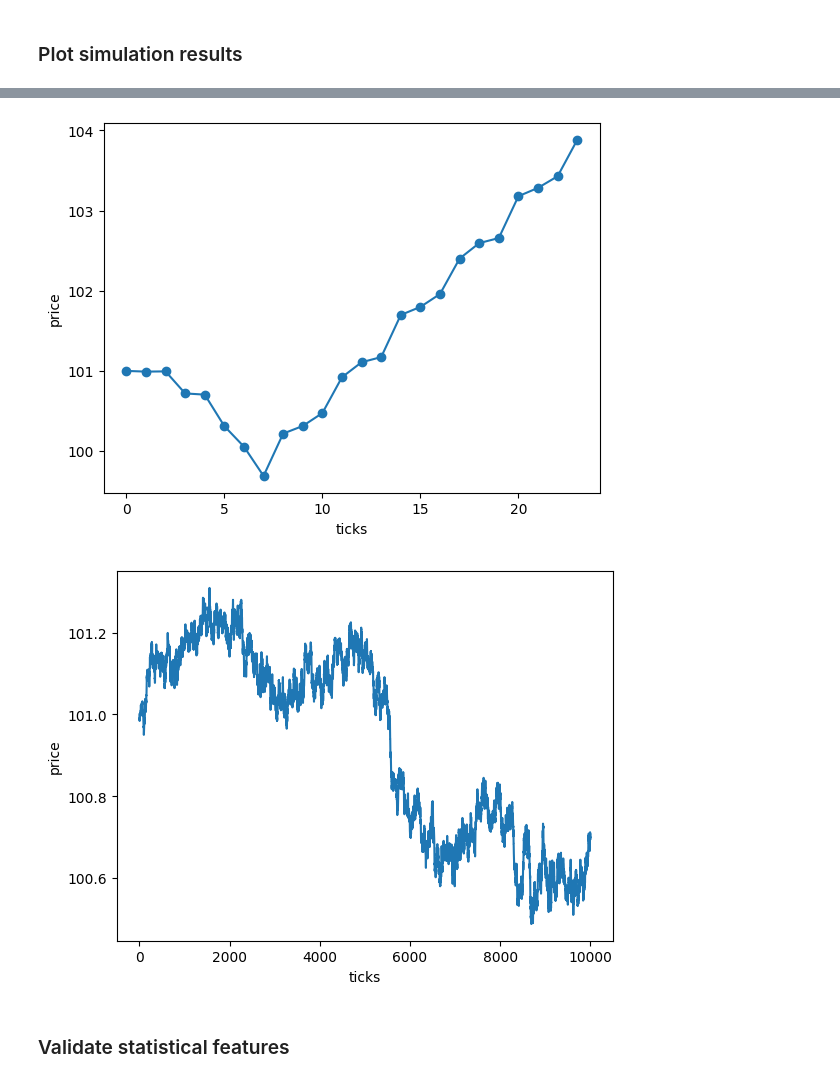
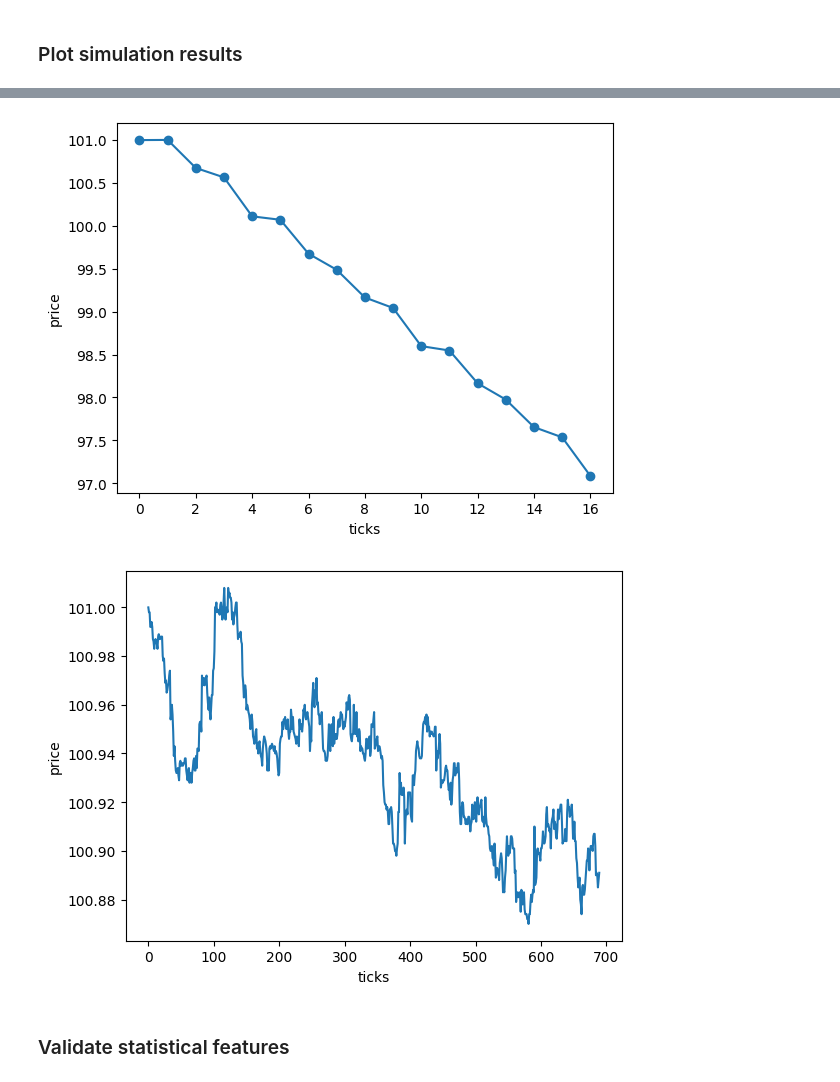
Before and after one commit to Naradice/stocknet_study, a Jupyter notebook: FeatureEngineering/AgentSimulation.ipynb, the cells around one changed output, grey strips where cells are left out. Drawn from its saved outputs; the diff is of its cells as text; code cells hidden in the pictures.

Commit message:
fixed initial value

```diff
--- a/FeatureEngineering/AgentSimulation.ipynb
+++ b/FeatureEngineering/AgentSimulation.ipynb
@@ -59,11 +59,13 @@ class DeterministicDealerModelV1:
         return self.agent_df.price
 
     def contruct(self):
-        bought_agent_id = self.agent_df.price.idxmax()
-        ask_order_price = self.agent_df.price[bought_agent_id]
+        ask_agents = self.agent_df.loc[self.agent_df.position == 1]
+        bought_agent_id = ask_agents.price.idxmax()
+        ask_order_price = ask_agents.price[bought_agent_id]
 
-        sold_agent_id = self.agent_df.price.idxmin()
-        bid_order_price = self.agent_df.price[sold_agent_id] + self.spread
+        bid_agents = self.agent_df.loc[self.agent_df.position == -1]
+        sold_agent_id = bid_agents.price.idxmin()
+        bid_order_price = bid_agents.price[sold_agent_id] + self.spread
 
         if ask_order_price >= bid_order_price:
             # print("---contructed!!---")
@@ -81,12 +83,13 @@ class DeterministicDealerModelV1:
         tick_times = [self.tick_time]
         for tick in range(ticks_num):
             self.tick_time += self.tick_time_unit
-            self.advance_order_price()
             price = self.contruct()
             if price is not None:
                 # print(self.tick_time)
                 price_history.append(price)
                 tick_times.append(self.tick_time)
+            else:
+                self.advance_order_price()
         price_hist_df = pd.DataFrame(price_history, columns=["price"])
         return price_hist_df, tick_times
 # %% [markdown]
@@ -106,21 +109,21 @@ plt.show()
 # %%
-model = DeterministicDealerModelV1(3, initial_positions=[1, -1, -11])
+model = DeterministicDealerModelV1(3, initial_positions=[1, -1, -1])
 prices, ticks = model.simulate(1000)
 plt.plot(prices, marker="o")
 plt.xlabel("ticks")
 plt.ylabel("price")
 plt.show()
 # %% [output]
-[figure, old version]
+[figure, new version]
 # %%
 model = DeterministicDealerModelV1(300)
-prices, ticks = model.simulate(10000)
+prices, ticks = model.simulate(1000)
 plt.plot(prices)
 plt.xlabel("ticks")
 plt.ylabel("price")
 plt.show()
 # %% [output]
-[figure, old version]
+[figure, new version]
 # %% [markdown]
 ### Validate statistical features
 # %%
```
Also changed, not shown: parts of 9 cells of this notebook.
